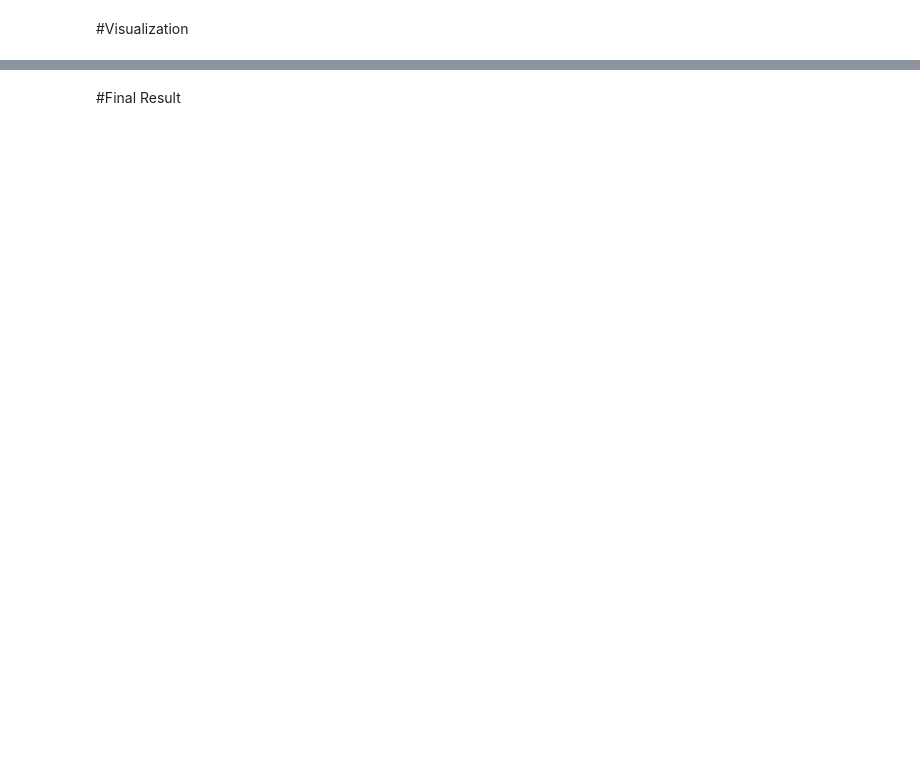
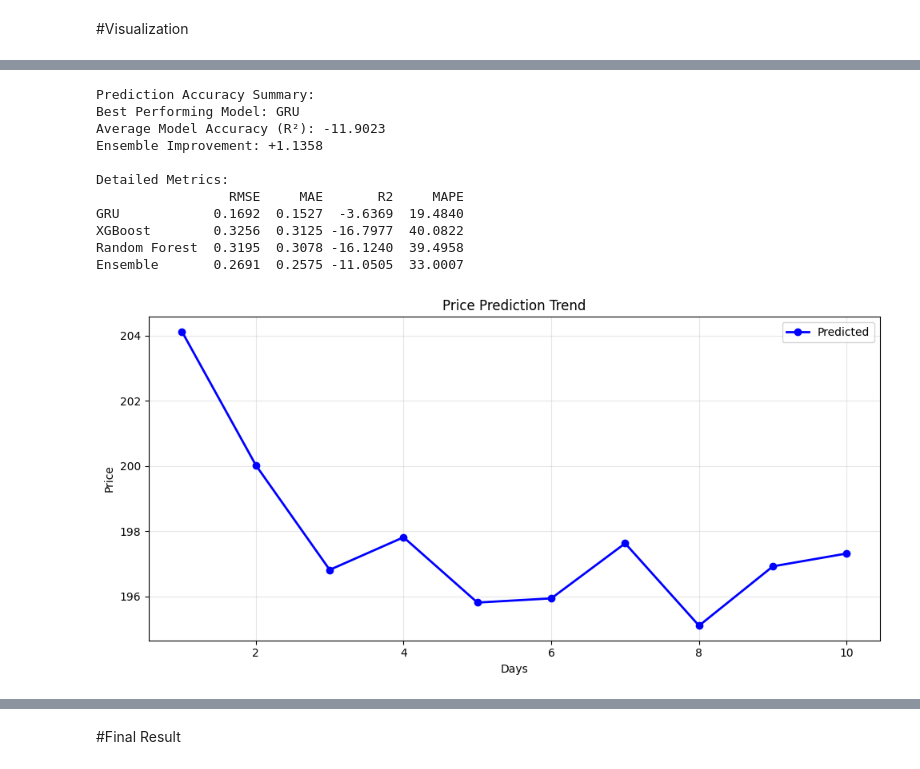
Before and after one commit to meghana1827/Sentimental-Analysis-For-Stock-Prediction, a Jupyter notebook: 22027065(Stock_Price_Prediction).ipynb, the cells around one changed output, grey strips where cells are left out. Drawn from its saved outputs; the diff is of its cells as text; code cells hidden in the pictures; blank space fills up the shorter version.

```diff
--- a/22027065(Stock_Price_Prediction).ipynb
+++ b/22027065(Stock_Price_Prediction).ipynb
@@ -1068,3 +1023,73 @@ Ensemble       0.2576  0.2464 -10.0729  31.5550
+# %%
+def analyze_prediction_accuracy(results, forecast, actual_prices=None):
+    """
+    Analyze and visualize prediction accuracy
+
+    Parameters:
+    results: dict of model metrics
+    forecast: array of predicted prices
+    actual_prices: array of actual prices (if available)
+    """
+    # Create figure with multiple subplots
+    plt.style.use('default')  # Using default style instead of seaborn
+    fig = plt.figure(figsize=(10, 5))  # Set figure size
+
+    # 1. Prediction Trend (Predicted vs Actual Prices)
+    plt.subplot(1, 1, 1)  # Single Subplot: Prediction Trend
+    days = range(1, len(forecast) + 1)  # X-axis for days
+    plt.plot(days, forecast, marker='o', linestyle='-', linewidth=2, label='Predicted', color='blue')  # Predicted prices
+    if actual_prices is not None:
+        plt.plot(days, actual_prices, marker='s', linestyle='--', label='Actual', color='green')  # Actual prices
+    plt.xlabel('Days')  # X-axis label
+    plt.ylabel('Price')  # Y-axis label
+    plt.title('Price Prediction Trend')  # Title for the plot
+    plt.legend()  # Show legend
+    plt.grid(True, alpha=0.3)  # Grid for better visualization
+
+    # Calculate additional accuracy metrics
+    best_model = min(results.items(), key=lambda x: x[1]['RMSE'])[0]  # Best model based on RMSE
+    avg_accuracy = np.mean([metrics['R2'] for metrics in results.values()])  # Average R2 score across models
+    ensemble_improvement = (results['Ensemble']['R2'] -  # Improvement in ensemble model over others
+                          np.mean([results[m]['R2'] for m in ['GRU', 'XGBoost', 'Random Forest']]))
+
+    # Print summary statistics
+    print("\nPrediction Accuracy Summary:")
+    print(f"Best Performing Model: {best_model}")  # Print best model
+    print(f"Average Model Accuracy (R²): {avg_accuracy:.4f}")  # Print average accuracy
+    print(f"Ensemble Improvement: {ensemble_improvement:+.4f}")  # Print ensemble improvement
+    print("\nDetailed Metrics:")
+    print(pd.DataFrame(results).T.round(4))  # Print detailed metrics
+
+    # Adjust layout for a cleaner display
+    plt.tight_layout()
+    plt.show()  # Display the plots
+
+    # Return summary statistics
+    return {
+        'best_model': best_model,
+        'avg_accuracy': avg_accuracy,
+        'ensemble_improvement': ensemble_improvement,
+        'forecast': forecast,
+        'metrics': results
+    }
+
+
+if __name__ == "__main__":
+    # After getting results and forecast from StockPredictor
+    accuracy_metrics = analyze_prediction_accuracy(results, forecast)
+# %% [output]
+Prediction Accuracy Summary:
+Best Performing Model: GRU
+Average Model Accuracy (R²): -11.9023
+Ensemble Improvement: +1.1358
+
+Detailed Metrics:
+                 RMSE     MAE       R2     MAPE
+GRU            0.1692  0.1527  -3.6369  19.4840
+XGBoost        0.3256  0.3125 -16.7977  40.0822
+Random Forest  0.3195  0.3078 -16.1240  39.4958
+Ensemble       0.2691  0.2575 -11.0505  33.0007
+[figure, added]
 # %%
 def print_future_values(forecast, num_future_days=10):
     """
```
Also changed, not shown: parts of 23 cells of this notebook.
